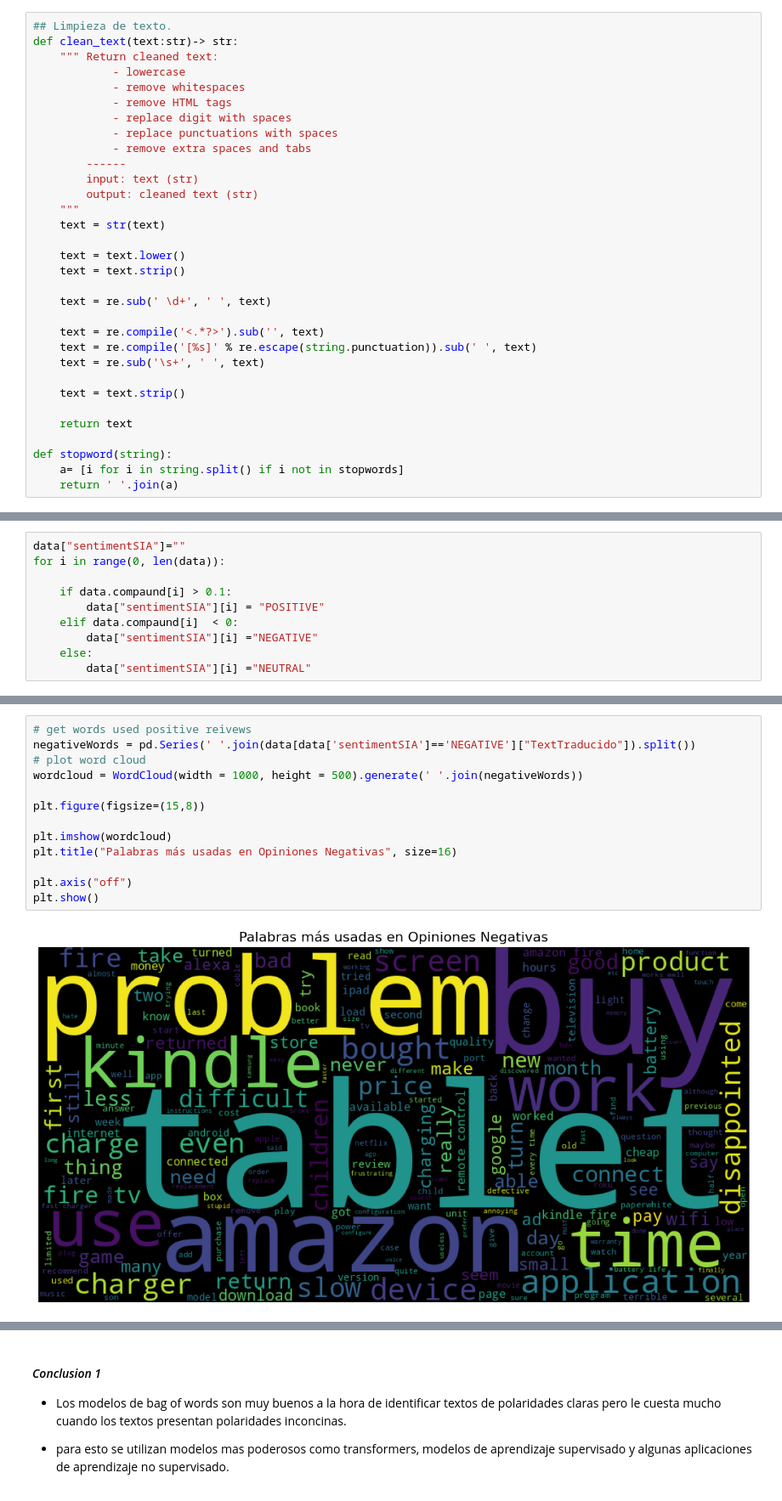
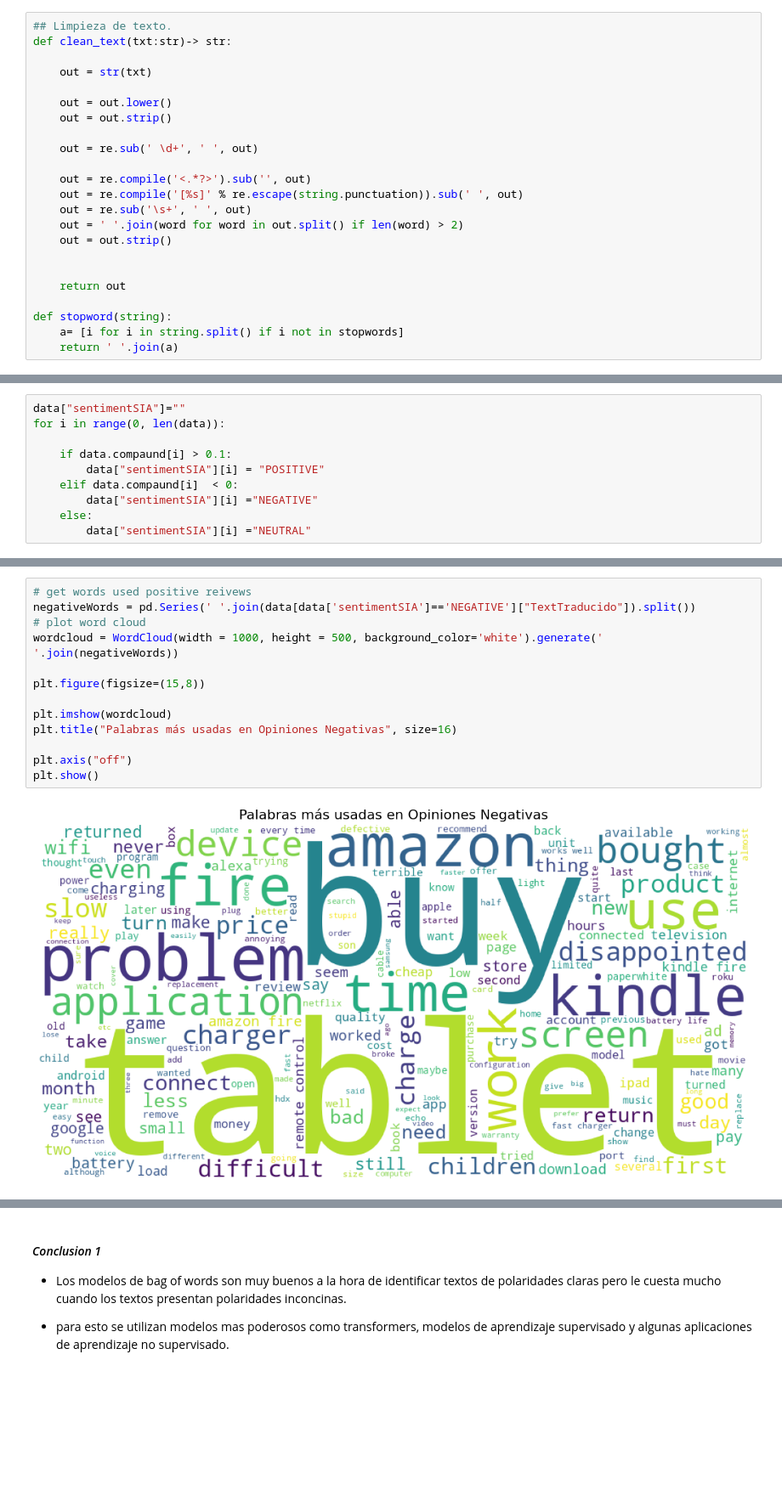
Before and after one commit to crodriguezbay/MLforMkting, a Jupyter notebook: l07_sentiment_analisis_clase_SentimentAnalysis.ipynb, the cells around one changed output, grey strips where cells are left out. Shown at 85% size. Cells and saved outputs as stored; diff of their text form; blank space fills up the shorter version.

```diff
--- a/l07_sentiment_analisis_clase_SentimentAnalysis.ipynb
+++ b/l07_sentiment_analisis_clase_SentimentAnalysis.ipynb
@@ -183,31 +197,22 @@ stop_words=list(stopwords)
 # %%
 ## Limpieza de texto.
-def clean_text(text:str)-> str:
-    """ Return cleaned text:
-            - lowercase
-            - remove whitespaces
-            - remove HTML tags
-            - replace digit with spaces
-            - replace punctuations with spaces
-            - remove extra spaces and tabs
-        ------
-        input: text (str)
-        output: cleaned text (str)
-    """
-    text = str(text)
+def clean_text(txt:str)-> str:
 
-    text = text.lower()
-    text = text.strip()
+    out = str(txt)
 
-    text = re.sub(' \d+', ' ', text)
+    out = out.lower()
+    out = out.strip()
 
-    text = re.compile('<.*?>').sub('', text)
-    text = re.compile('[%s]' % re.escape(string.punctuation)).sub(' ', text)
-    text = re.sub('\s+', ' ', text)
+    out = re.sub(' \d+', ' ', out)
 
-    text = text.strip()
+    out = re.compile('<.*?>').sub('', out)
+    out = re.compile('[%s]' % re.escape(string.punctuation)).sub(' ', out)
+    out = re.sub('\s+', ' ', out)
+    out = ' '.join(word for word in out.split() if len(word) > 2)
+    out = out.strip()
 
-    return text
+
+    return out
 
 def stopword(string):
     a= [i for i in string.split() if i not in stopwords]
@@ -846,15 +857,15 @@ plt.show()
 # %%
 # get words used positive reivews
 negativeWords = pd.Series(' '.join(data[data['sentimentSIA']=='NEGATIVE']["TextTraducido"]).split())
 # plot word cloud
-wordcloud = WordCloud(width = 1000, height = 500).generate(' '.join(negativeWords))
+wordcloud = WordCloud(width = 1000, height = 500, background_color='white').generate(' '.join(negativeWords))
 
 plt.figure(figsize=(15,8))
 
 plt.imshow(wordcloud)
 plt.title("Palabras más usadas en Opiniones Negativas", size=16)
 
 plt.axis("off")
 plt.show()
 # %% [output]
-[figure, old version]
+[figure, new version]
```
Also changed, not shown: parts of 46 cells of this notebook.
